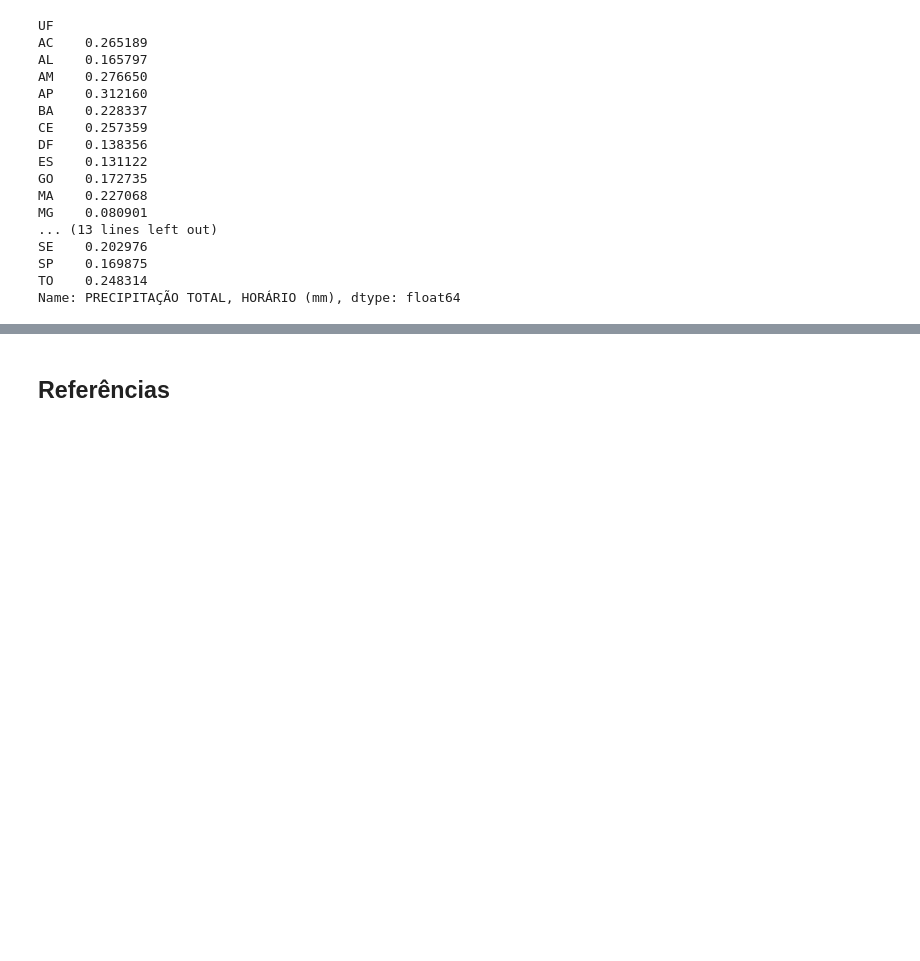
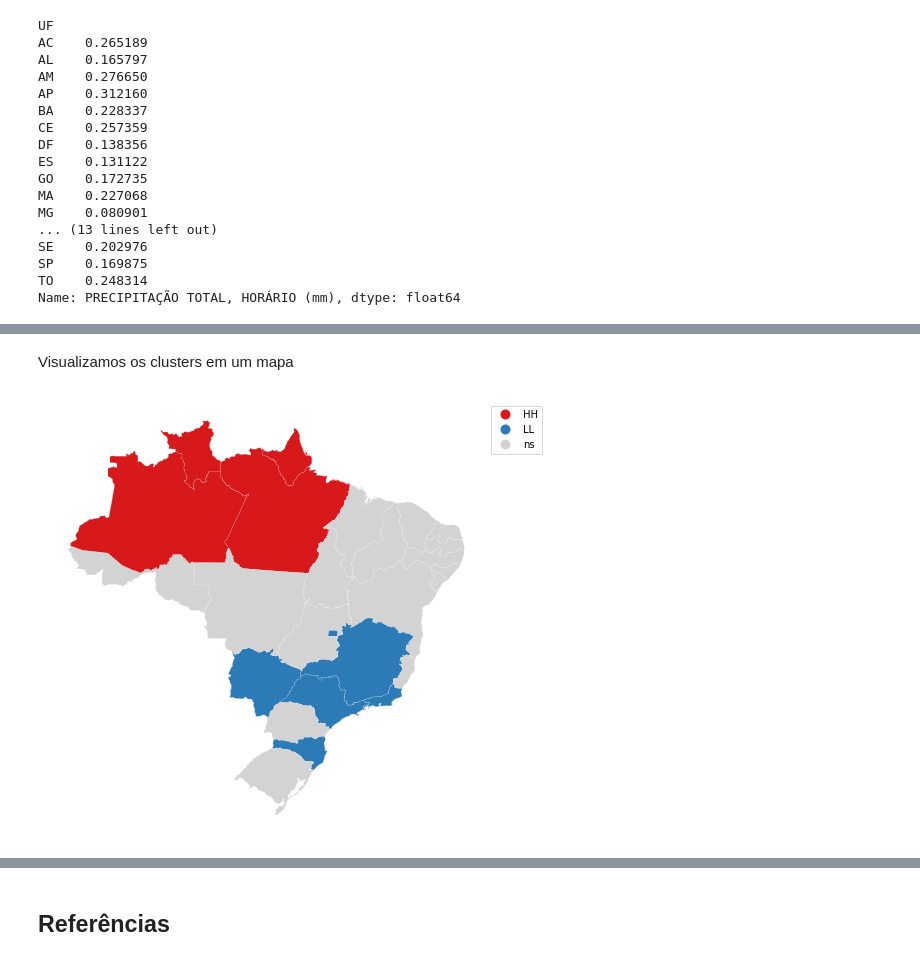
Before and after one commit to mpereiramoretti/pluviometria-analise-espacial, a Jupyter notebook: Pluviometria - Caso prático.ipynb, the cells around one changed output, grey strips where cells are left out. Saved outputs shown, nothing was run; the diff lists cells and outputs as text; code cells hidden in the pictures; blank space fills up the shorter version.

```diff
--- a/Pluviometria - Caso prático.ipynb
+++ b/Pluviometria - Caso prático.ipynb
@@ -362,0 +529,7 @@ Name: PRECIPITAÇÃO TOTAL, HORÁRIO (mm), dtype: float64
+# %% [markdown]
+Visualizamos os clusters em um mapa
+# %%
+lisa_cluster(moran_loc, df_final, p=0.05, figsize=(9,9))
+plt.show()
+# %% [output]
+[figure, added]
```
Also changed, not shown: parts of 84 cells of this notebook.
